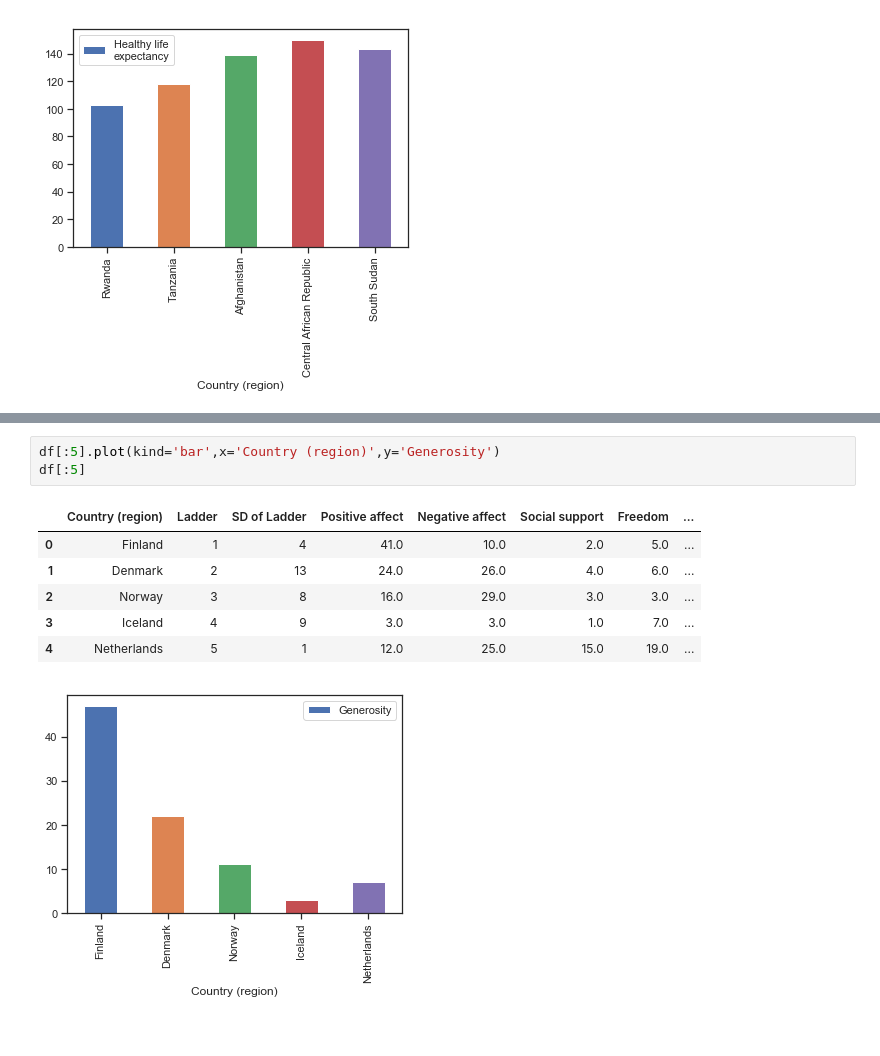
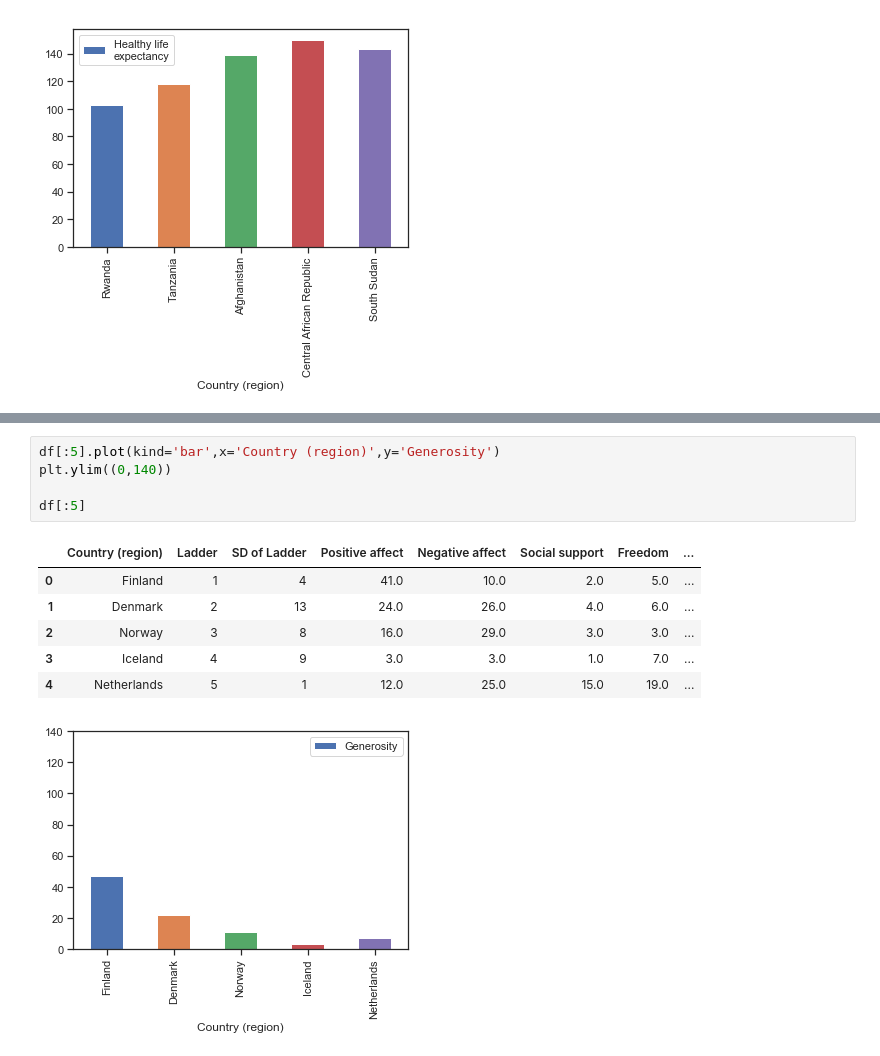
Before and after one commit to irenebratsis/Thinkful, a Jupyter notebook: WorldHappiness.ipynb, the cells around one changed output, grey strips where cells are left out. Drawn from its saved outputs; the diff is of its cells as text.

```diff
--- a/WorldHappiness.ipynb
+++ b/WorldHappiness.ipynb
@@ -386,11 +394,13 @@ df[151:]
 # %%
 df[:5].plot(kind='bar',x='Country (region)',y='Generosity')
+plt.ylim((0,140))
+
 df[:5]
 # %% [output]
 |  | Country (region) | Ladder | SD of Ladder | Positive affect | Negative affect | Social support | Freedom | ... |
 | 0 | Finland | 1 | 4 | 41.0 | 10.0 | 2.0 | 5.0 | ... |
 | 1 | Denmark | 2 | 13 | 24.0 | 26.0 | 4.0 | 6.0 | ... |
 | 2 | Norway | 3 | 8 | 16.0 | 29.0 | 3.0 | 3.0 | ... |
 | 3 | Iceland | 4 | 9 | 3.0 | 3.0 | 1.0 | 7.0 | ... |
 | 4 | Netherlands | 5 | 1 | 12.0 | 25.0 | 15.0 | 19.0 | ... |
-[figure, old version]
+[figure, new version]
```
Also changed, not shown: parts of 5 cells of this notebook.
